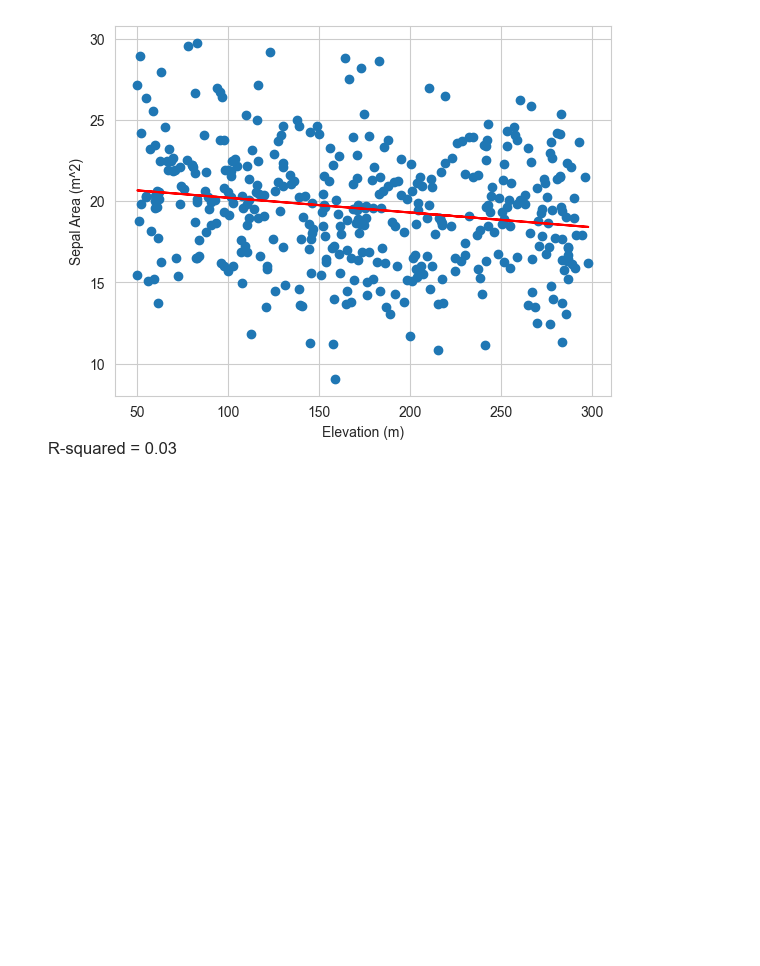
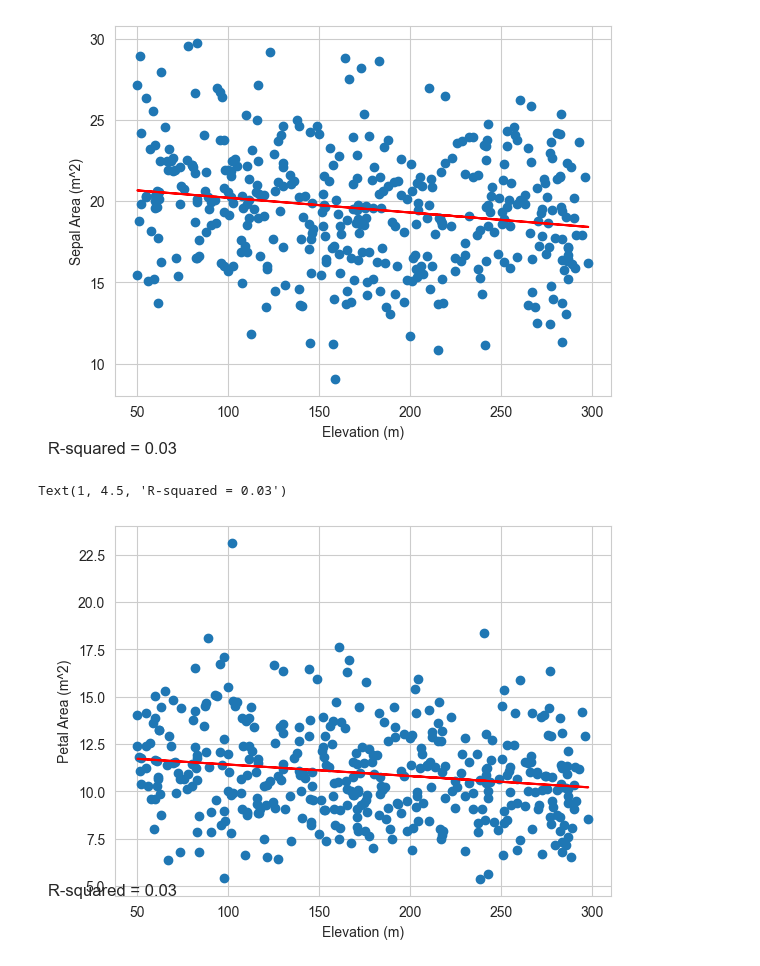
Before and after one commit to isaacevans010/data-analysis-projects, a Jupyter notebook: final-project/final_project.ipynb, the cells around one changed output. Cells and saved outputs as stored; diff of their text form; code cells hidden in the pictures; blank space fills up the shorter version.

Commit message:
continue analysis for final project, almost there

```diff
--- a/final-project/final_project.ipynb
+++ b/final-project/final_project.ipynb
@@ -6,6 +6,9 @@ df = pd.read_csv(r"C:\Users\Isaac\Downloads\iris_extended.csv")
 print(df.to_string())
 
 print(df[df.isna().any(axis=1)]) #no NA values present
+
+df.drop(['sepal_aspect_ratio', 'petal_aspect_ratio','sepal_petal_length_diff', 'sepal_petal_width_diff', 'sepal_area_sqrt', 'petal_area_sqrt'], axis=1, inplace=True)
+# above columns dropped, they will be irrelevant to this analysis which is more concerned with the attractiveness of the flowers
 # %% [output]
          species  elevation soil_type  sepal_length  sepal_width  petal_length  petal_width  sepal_area  petal_area  sepal_aspect_ratio  petal_aspect_ratio  sepal_to_petal_length_ratio  sepal_to_petal ...
 0         setosa      161.8     sandy          5.16         3.41          1.64         0.26     17.5956      0.4264            1.513196            6.307692                     3.146341                 ...
@@ -166,3 +195,17 @@ plt.text(1, 4.5, f'R-squared = {r2:.2f}', fontsize=12)
 # %% [output]
 Text(1, 4.5, 'R-squared = 0.03')
 [figure]
+# %%
+y = data_iv['petal_area']
+x = data_iv['elevation']
+
+plt.scatter(x,y)
+plt.xlabel('Elevation (m)')
+plt.ylabel('Petal Area (m^2)')
+model = LinearRegression().fit(x.values.reshape(-1, 1), y)
+r2 = model.score(x.values.reshape(-1, 1), y)
+plt.plot(x, model.predict(x.values.reshape(-1, 1)), color='red')
+plt.text(1, 4.5, f'R-squared = {r2:.2f}', fontsize=12)
+# %% [output]
+Text(1, 4.5, 'R-squared = 0.03')
+[figure, added]
```
Also changed, not shown: parts of 6 cells of this notebook.
